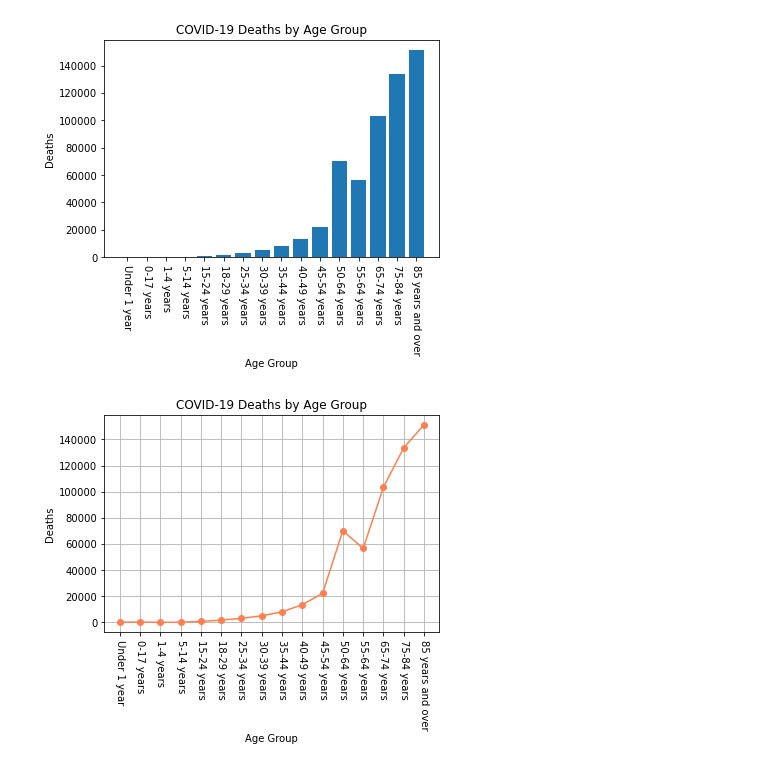
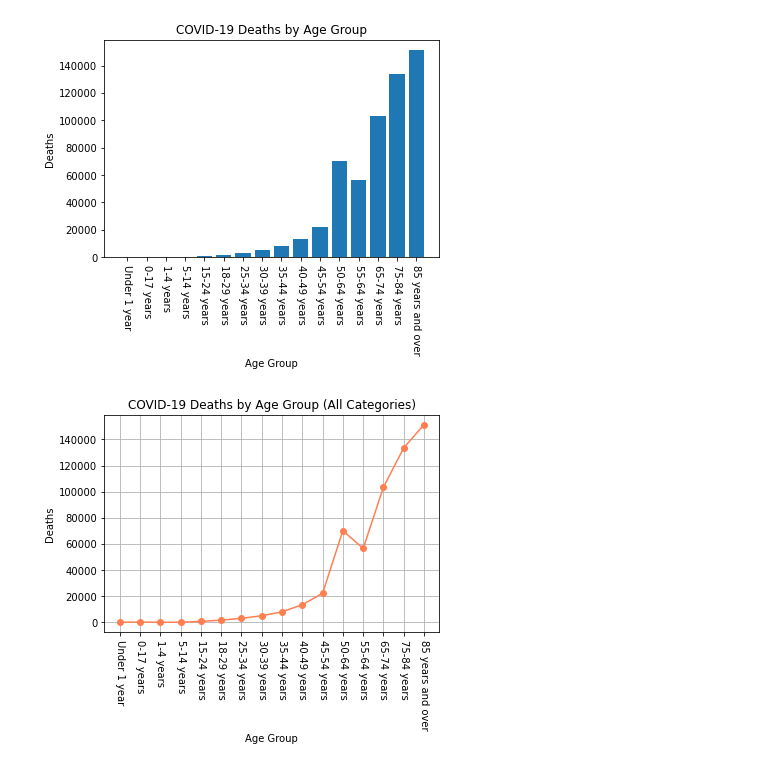
Before and after one commit to bennguyen8/DS-2500-Final, a Jupyter notebook: Age.ipynb, the cells around one changed output. Drawn from its saved outputs; the diff is of its cells as text; code cells hidden in the pictures.

```diff
--- a/Age.ipynb
+++ b/Age.ipynb
@@ -85,11 +89,12 @@ plt.ylabel("Deaths")
 Text(0, 0.5, 'Deaths')
 [figure]
 # %%
+# Line graph of deaths by age group including additional groups (contains overlapping groups, total higher than actual)
 plt.plot(x[1:], y[1:], marker='o', color='coral')
-plt.title("COVID-19 Deaths by Age Group")
+plt.title("COVID-19 Deaths by Age Group (All Categories)")
 plt.xlabel("Age Group")
 plt.xticks(rotation = 270)
 plt.ylabel("Deaths")
 plt.grid()
 # %% [output]
-[figure, old version]
+[figure, new version]
```
Also changed, not shown: parts of 16 cells of this notebook.
